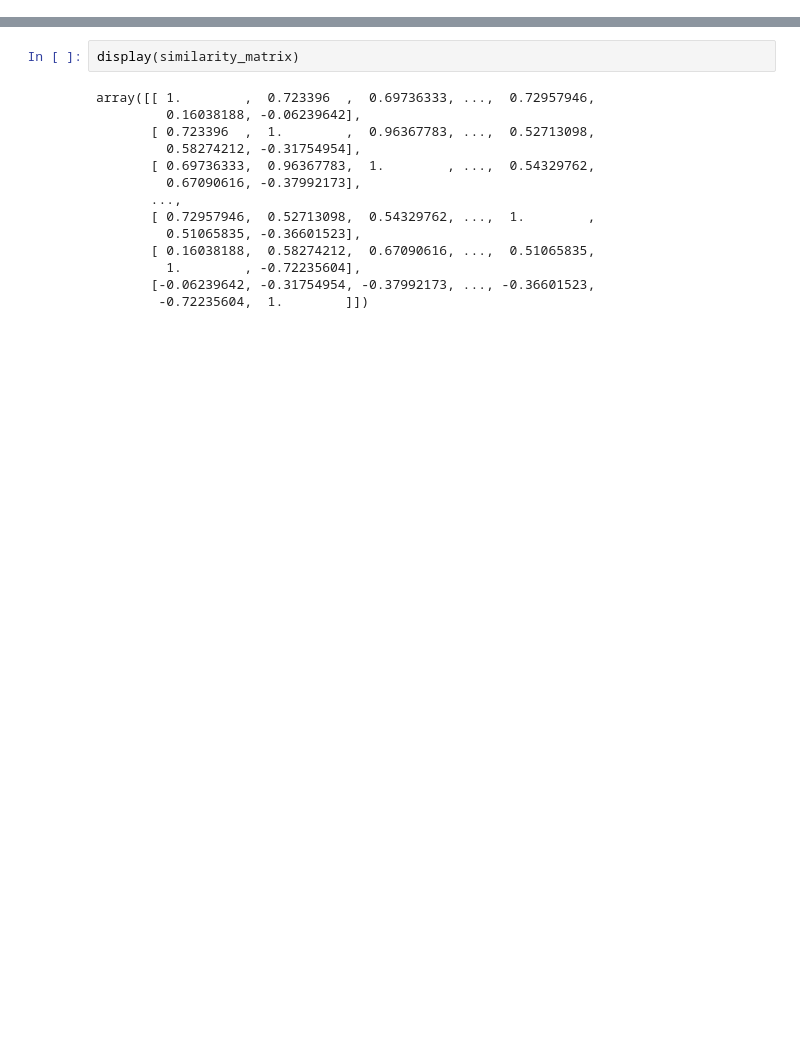
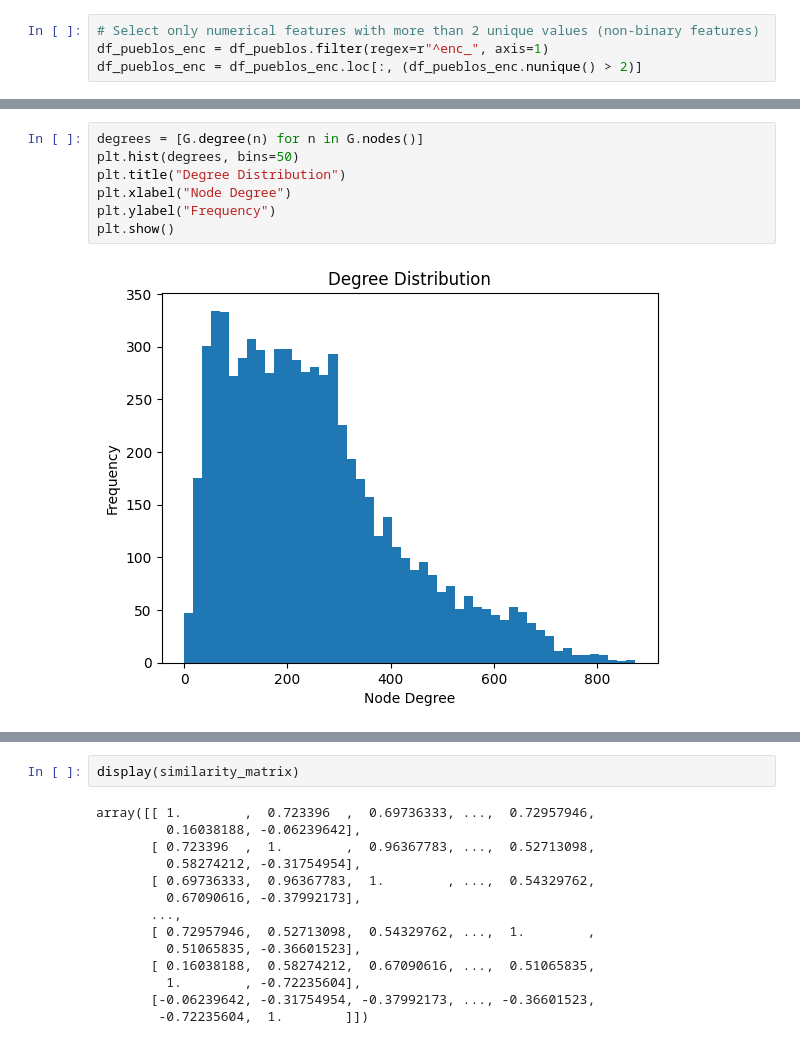
Before and after one commit to marimoysan/ml-pueblos, a Jupyter notebook: notebooks/4_models/recommender_node2vec_marina.ipynb, the cells around one changed output, grey strips where cells are left out. Cells and saved outputs as stored; diff of their text form; blank space fills up the shorter version.

Commit message:
playing around with graph visualisation

```diff
--- a/notebooks/4_models/recommender_node2vec_marina.ipynb
+++ b/notebooks/4_models/recommender_node2vec_marina.ipynb
@@ -8,0 +18,4 @@ import pickle
+# %%
+# Select only numerical features with more than 2 unique values (non-binary features)
+df_pueblos_enc = df_pueblos.filter(regex=r"^enc_", axis=1)
+df_pueblos_enc = df_pueblos_enc.loc[:, (df_pueblos_enc.nunique() > 2)]
@@ -94,0 +104,9 @@ If density is too low: Decrease similarity threshold or use KNN approach
+# %%
+degrees = [G.degree(n) for n in G.nodes()]
+plt.hist(degrees, bins=50)
+plt.title("Degree Distribution")
+plt.xlabel("Node Degree")
+plt.ylabel("Frequency")
+plt.show()
+# %% [output]
+[figure, added]
```
Also changed, not shown: parts of 39 cells of this notebook, 7 other files.
